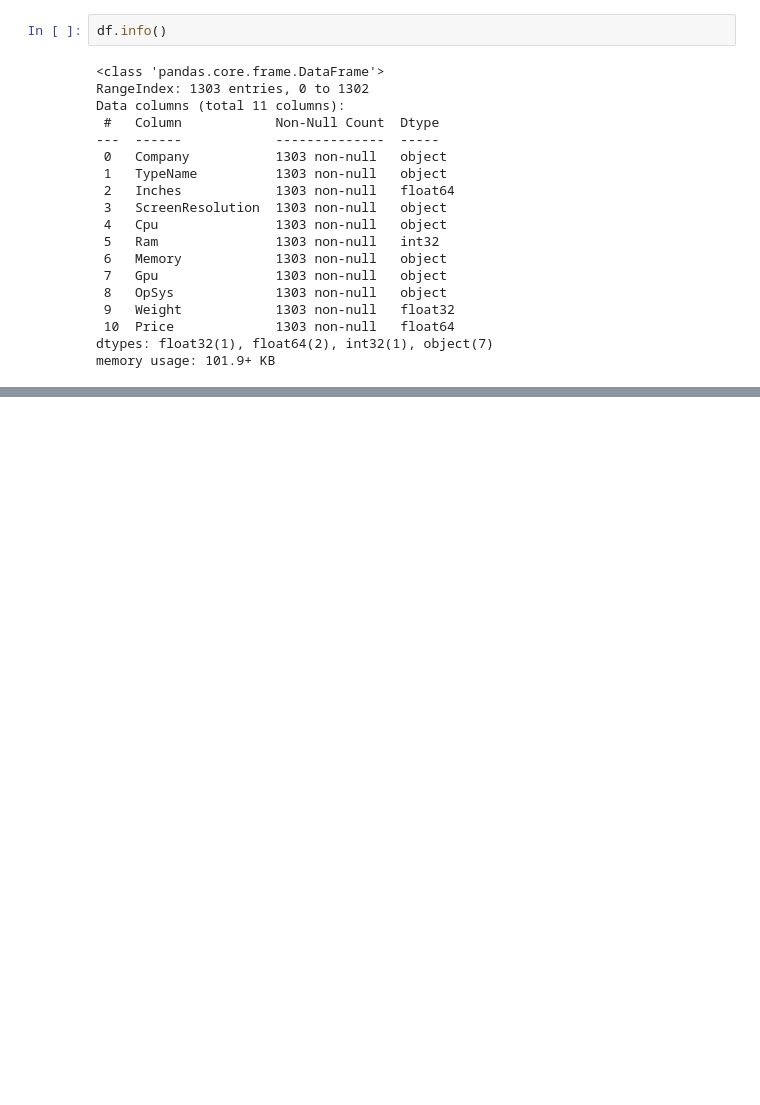
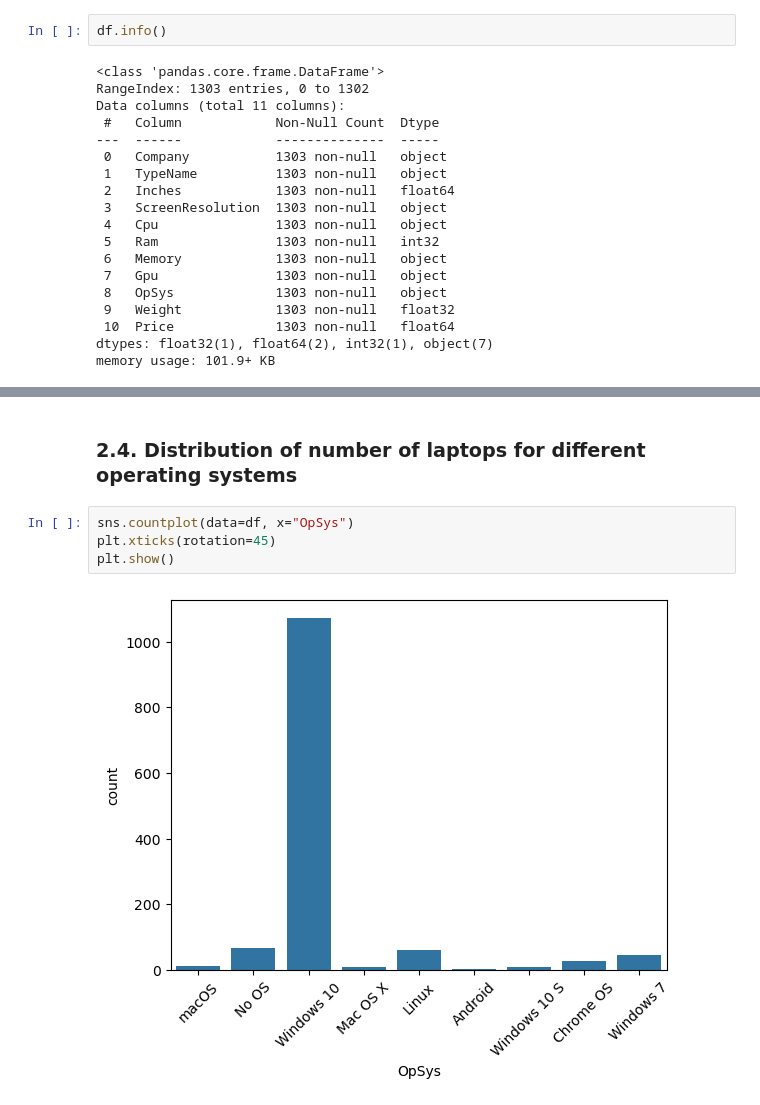
Before and after one commit to charles001203/laptop-price-prediction, a Jupyter notebook: Laptop Price Prediction.ipynb, the cells around one changed output, grey strips where cells are left out. Saved outputs shown, nothing was run; the diff lists cells and outputs as text; blank space fills up the shorter version.

```diff
--- a/Laptop Price Prediction.ipynb
+++ b/Laptop Price Prediction.ipynb
@@ -231,0 +290,8 @@ memory usage: 101.9+ KB
+# %% [markdown]
+### 2.4. Distribution of number of laptops for different operating systems
+# %%
+sns.countplot(data=df, x="OpSys")
+plt.xticks(rotation=45)
+plt.show()
+# %% [output]
+[figure, added]
```
Also changed, not shown: parts of 43 cells of this notebook.
